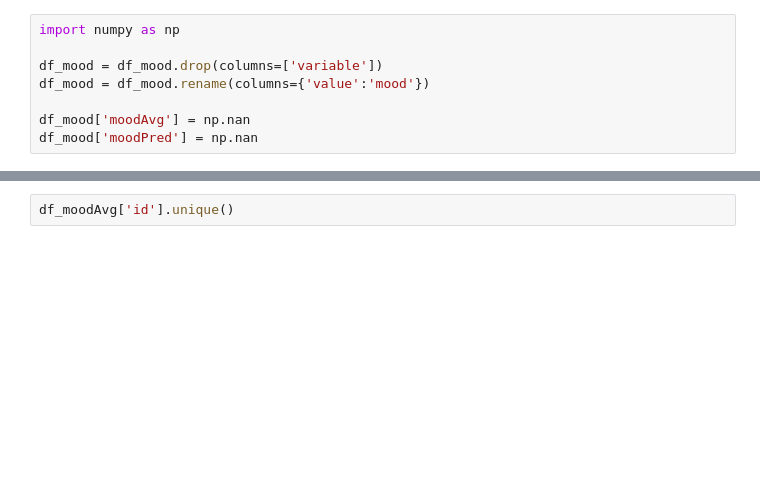
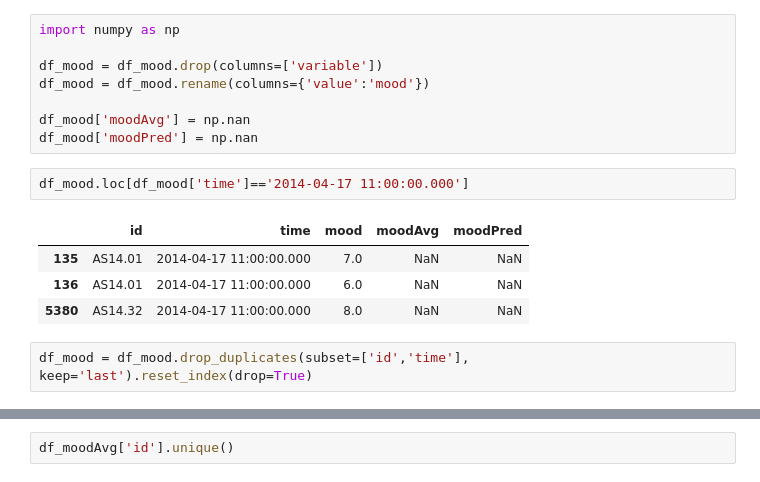
Before and after one commit to guybrush1989/DMT-Group80, a Jupyter notebook: benchmark.ipynb, the cells around one changed output, grey strips where cells are left out. Saved outputs shown, nothing was run; the diff lists cells and outputs as text; blank space fills up the shorter version.

```diff
--- a/benchmark.ipynb
+++ b/benchmark.ipynb
@@ -45,3 +56,12 @@ df_mood = df_mood.rename(columns={'value':'mood'})
 
 df_mood['moodAvg'] = np.nan
 df_mood['moodPred'] = np.nan
+# %%
+df_mood.loc[df_mood['time']=='2014-04-17 11:00:00.000']
+# %% [output]
+|  | id | time | mood | moodAvg | moodPred |
+| 135 | AS14.01 | 2014-04-17 11:00:00.000 | 7.0 | NaN | NaN |
+| 136 | AS14.01 | 2014-04-17 11:00:00.000 | 6.0 | NaN | NaN |
+| 5380 | AS14.32 | 2014-04-17 11:00:00.000 | 8.0 | NaN | NaN |
+# %%
+df_mood = df_mood.drop_duplicates(subset=['id','time'], keep='last').reset_index(drop=True)
```
Also changed, not shown: parts of 19 cells of this notebook.
